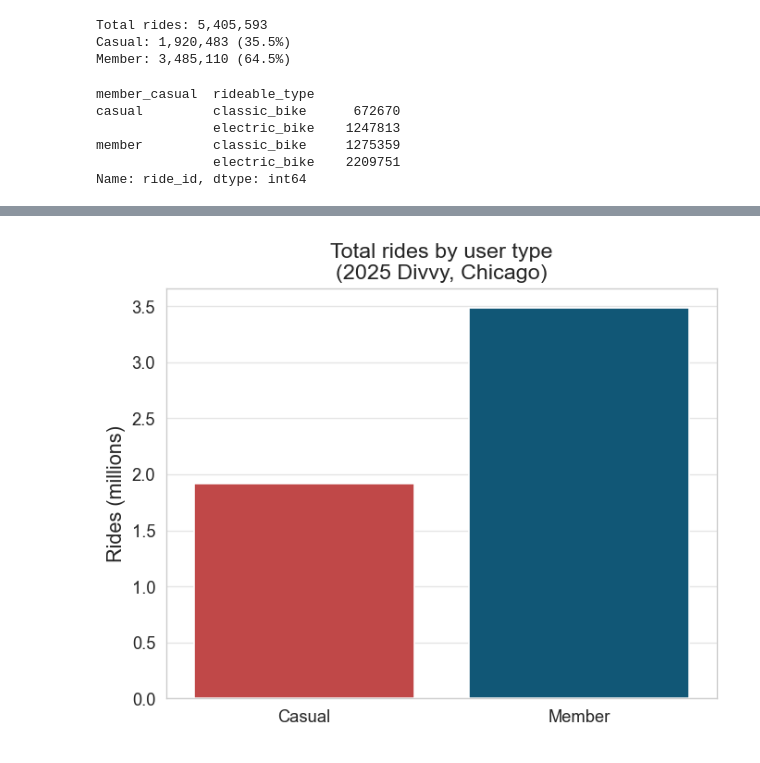
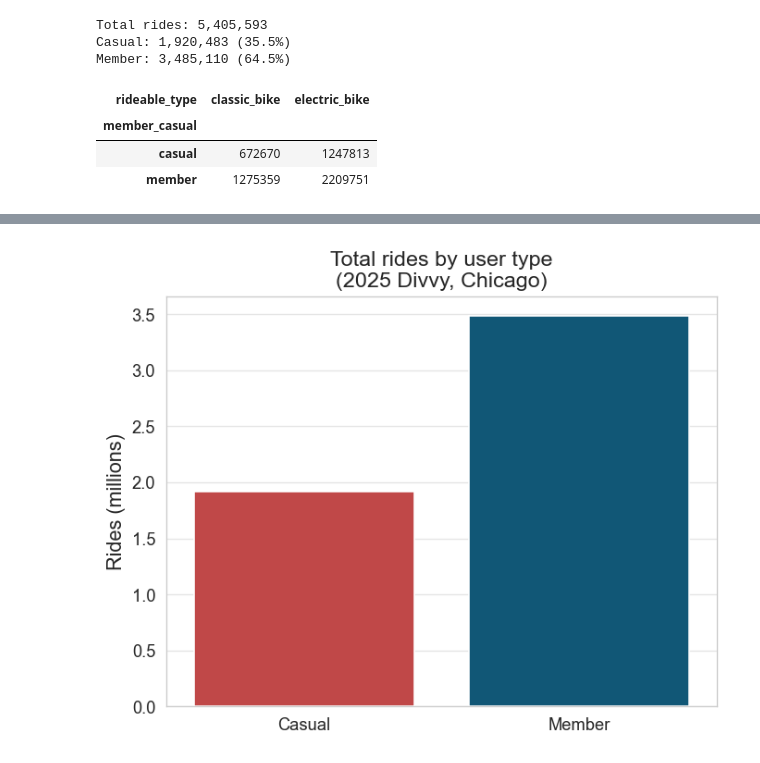
Before and after one commit to danny-hered/divvy-2025-analysis, a Jupyter notebook: report.ipynb, the cells around one changed output, grey strips where cells are left out. Saved outputs shown, nothing was run; the diff lists cells and outputs as text; code cells hidden in the pictures.

```diff
--- a/report.ipynb
+++ b/report.ipynb
@@ -124,14 +129,12 @@ Total rides: 5,405,593
 Casual: 1,920,483 (35.5%)
 Member: 3,485,110 (64.5%)
 # %%
-df.groupby(['member_casual', 'rideable_type'])['ride_id'].count()
+df.groupby(['member_casual', 'rideable_type'])['ride_id'].count().unstack()
 # %% [output]
-member_casual  rideable_type
-casual         classic_bike      672670
-               electric_bike    1247813
-member         classic_bike     1275359
-               electric_bike    2209751
-Name: ride_id, dtype: int64
+| rideable_type | classic_bike | electric_bike |
+| member_casual |  |  |
+| casual | 672670 | 1247813 |
+| member | 1275359 | 2209751 |
 # %%
 ride_stats = df.groupby(['rideable_type', 'member_casual'], as_index=False).agg(
     avg_ride_length_minutes =('ride_length_minutes', 'mean'),
```
Also changed, not shown: parts of 14 cells of this notebook, 5 other files.
